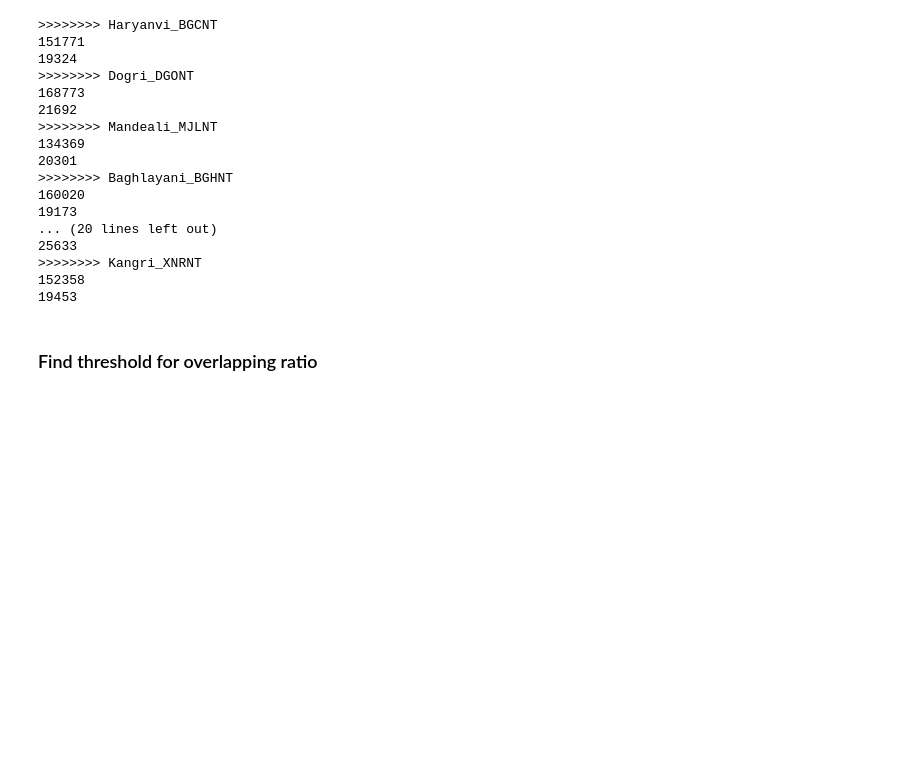
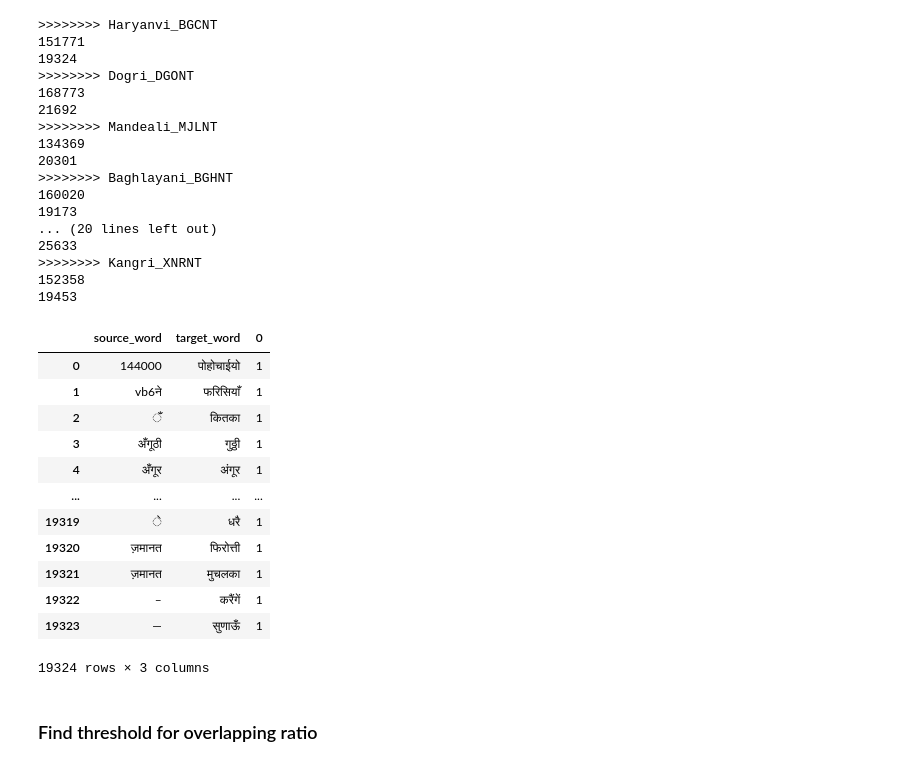
Before and after one commit to Bridgeconn/vachan-data, a Jupyter notebook: parallel-corpora/scripts/analysis/post_checking.ipynb, the cells around one changed output. Saved outputs shown, nothing was run; the diff lists cells and outputs as text; code cells hidden in the pictures; blank space fills up the shorter version.

Commit message:
Modified alignment table format

```diff
--- a/parallel-corpora/scripts/analysis/post_checking.ipynb
+++ b/parallel-corpora/scripts/analysis/post_checking.ipynb
@@ -572,9 +573,11 @@ for min_lang in os.listdir(data_path):
     df['source_word'] = s_words
     df['target_word'] = t_words
     print(len(df))
-    df = df.drop_duplicates()
+    df = df.groupby(columns).size().reset_index()
+    df.index.name = 'Id'
+    df.rename(columns = {0: 'frequency'}, inplace = True)
     print(len(df))
-    df.to_csv(data_path + min_lang +'/aligned_words.csv')
+    df.to_csv(data_path + min_lang +'/'+lang_name+'_aligned_words.csv')
 # %% [output]
 >>>>>>>> Haryanvi_BGCNT
 151771
@@ -596,3 +602,19 @@ for min_lang in os.listdir(data_path):
+# %%
+df
+# %% [output]
+|  | source_word | target_word | 0 |
+| 0 | 144000 | पोहोचाईयो | 1 |
+| 1 | vb6ने | फरिसियाँ | 1 |
+| 2 | ँ | कितका | 1 |
+| 3 | अँगूठी | गुठ्ठी | 1 |
+| 4 | अँगूर | अंगूर | 1 |
+| ... | ... | ... | ... |
+| 19319 | े | धरै | 1 |
+| 19320 | ज़मानत | फिरोत्ती | 1 |
+| 19321 | ज़मानत | मुचलका | 1 |
+| 19322 | – | करैंगें | 1 |
+| 19323 | — | सुणाऊँ | 1 |
+19324 rows × 3 columns
 # %% [markdown]
 ### Find threshold for overlapping ratio
 # %% [markdown]
```
Also changed, not shown: parts of 2 cells of this notebook.
